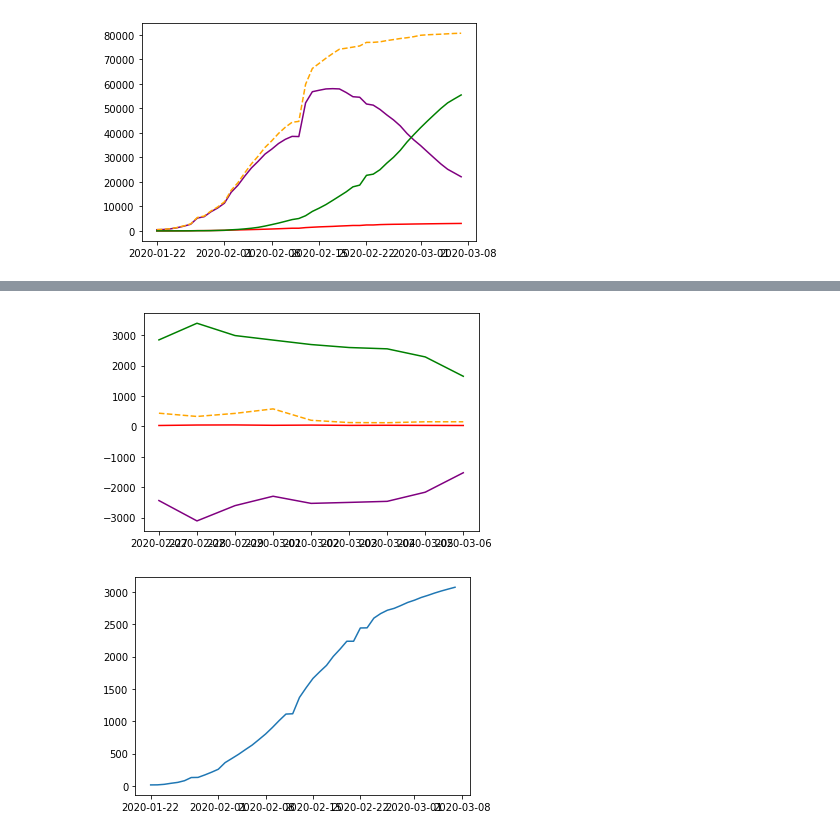
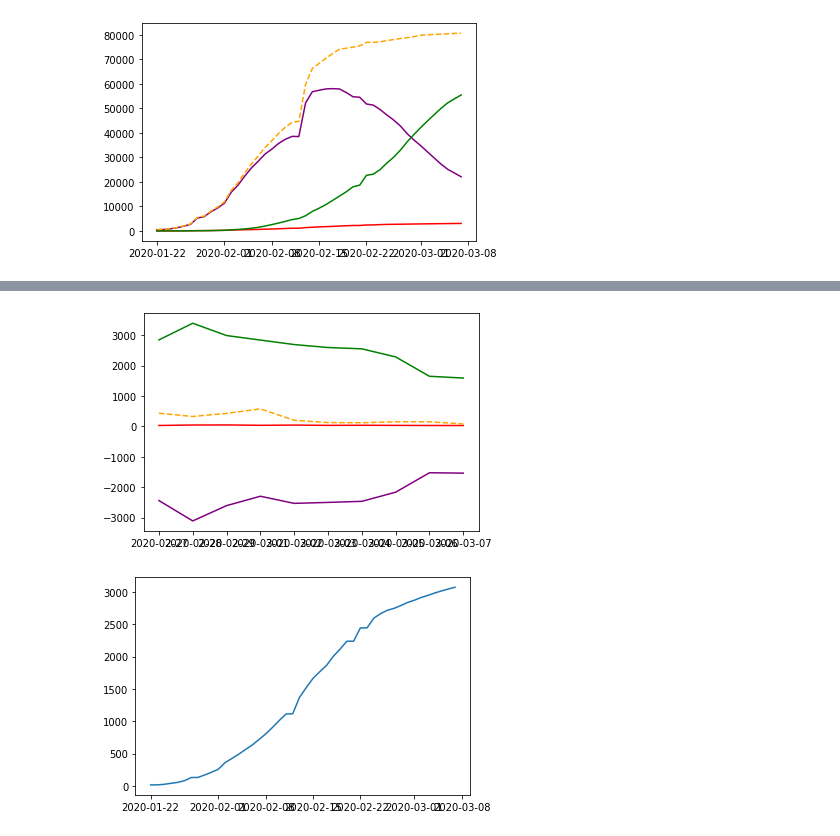
Before and after one commit to Addidy/coronavirus-analysis, a Jupyter notebook: src/China.ipynb, the cells around one changed output, grey strips where cells are left out. Saved outputs shown, nothing was run; the diff lists cells and outputs as text; code cells hidden in the pictures.

```diff
--- a/src/China.ipynb
+++ b/src/China.ipynb
@@ -29,7 +33,7 @@ china.graph_data()
 # %%
-china.graph_changes(since_x_days_ago=10, upto_x_days_ago=1)
+china.graph_changes(since_x_days_ago=10)
 # %% [output]
-[figure, old version]
+[figure, new version]
 # %%
 china.graph_data(['death_total'])
 # %% [output]
```
Also changed, not shown: parts of 1 cell of this notebook, 2 other files.
